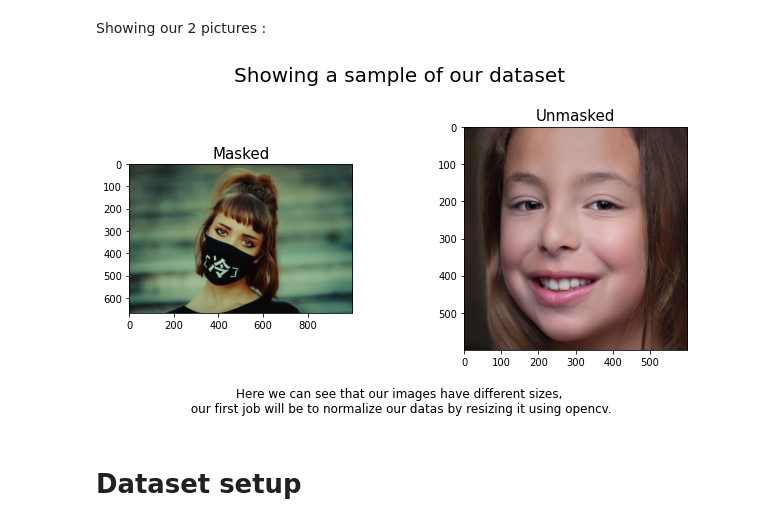
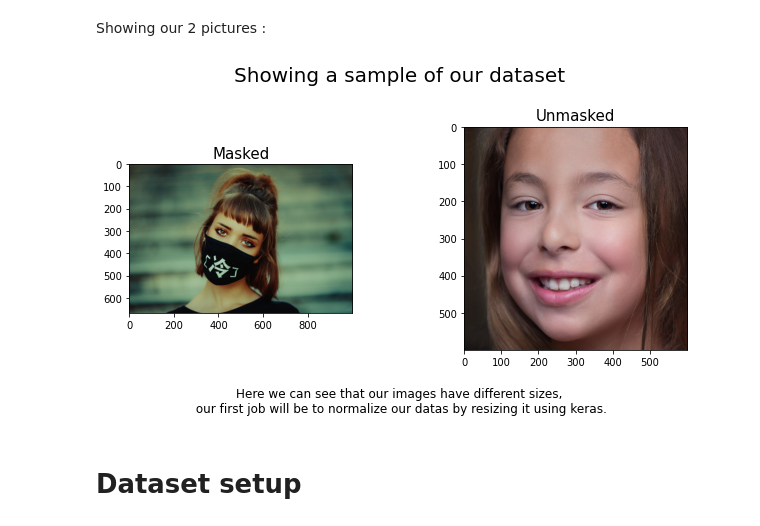
Before and after one commit to Hpdvn/Mask_On_Face, a Jupyter notebook: main.ipynb, the cells around one changed output. Cells and saved outputs as stored; diff of their text form; code cells hidden in the pictures.

Commit message:
rotate image + clear comment

```diff
--- a/main.ipynb
+++ b/main.ipynb
@@ -66,19 +66,19 @@ Showing our 2 pictures :
 # %%
 #creating subplot using labels
 fig, ax = plt.subplot_mosaic([['Masked', 'Unmasked']], figsize=(10, 5))
 
 ax['Masked'].imshow(masked_image)
 ax['Unmasked'].imshow(Unmasked_image)
 ax['Masked'].set_title('Masked', fontsize="15")
 ax['Unmasked'].set_title('Unmasked', fontsize="15")
 
 fig.suptitle('Showing a sample of our dataset', fontsize="20")
 plt.subplots_adjust(wspace=0.5)
 fig.supxlabel(
-    'Here we can see that our images have different sizes,\n our first job will be to normalize our datas by resizing it using opencv.')
+    'Here we can see that our images have different sizes,\n our first job will be to normalize our datas by resizing it using keras.')
 plt.show()
 # %% [output]
-[figure, old version]
+[figure, new version]
 # %% [markdown]
 # Dataset setup <a class="anchor" id="section_3"></a>
 # %% [markdown]
```
Also changed, not shown: parts of 6 cells of this notebook.
